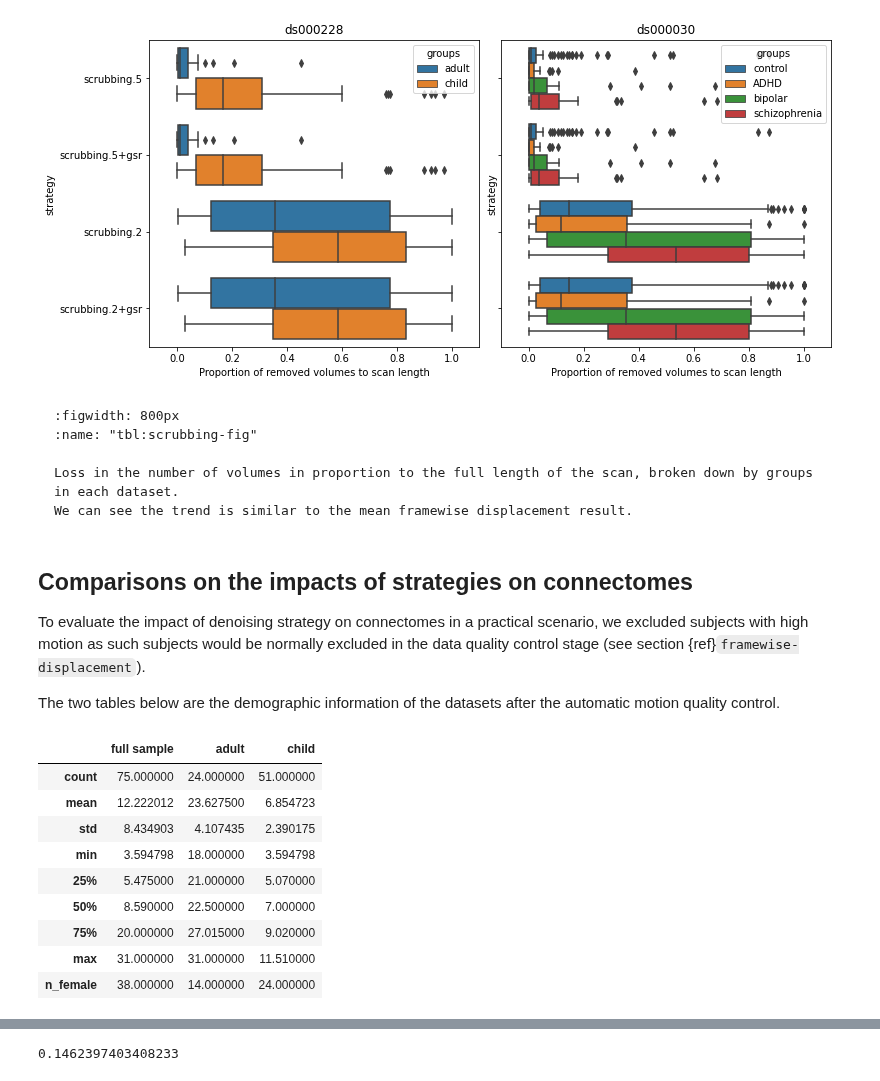
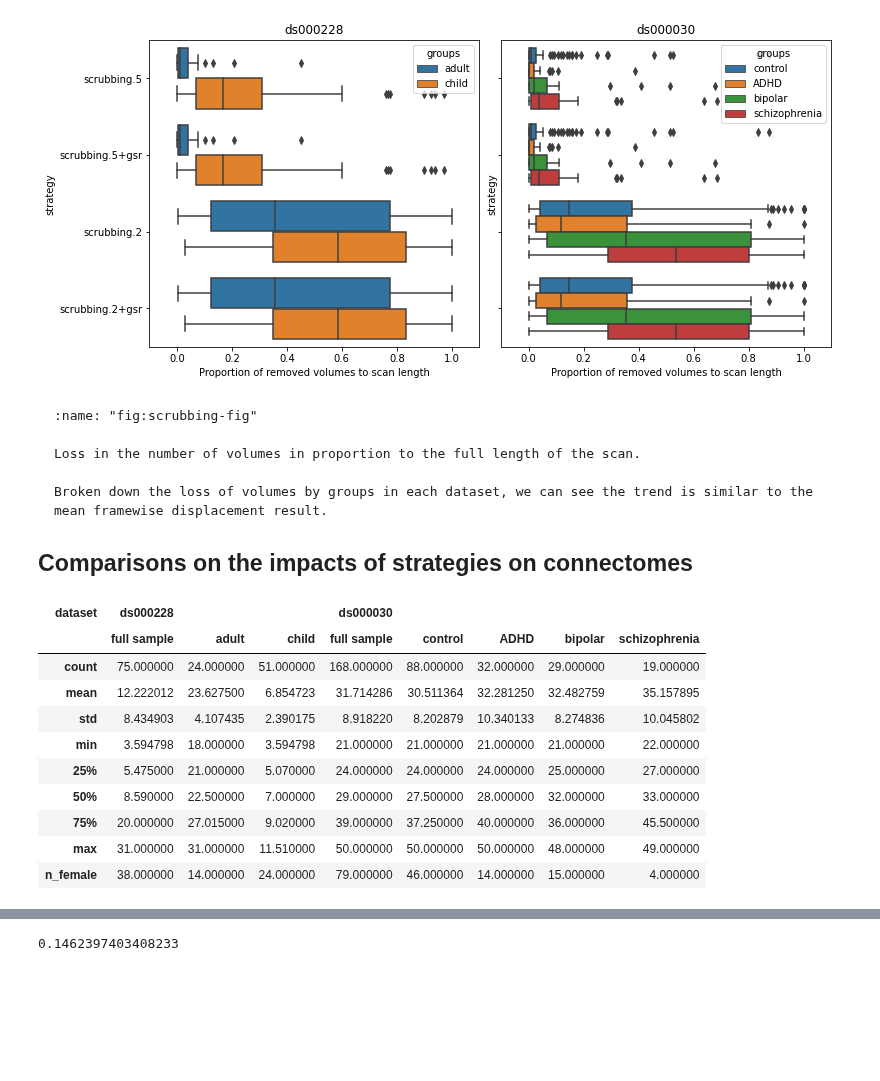
Before and after one commit to SIMEXP/fmriprep-denoise-benchmark, a Jupyter notebook: _sources/research_report/results.ipynb, the cells around one changed output, grey strips where cells are left out. Cells and saved outputs as stored; diff of their text form; code cells hidden in the pictures; blank space fills up the shorter version.

````diff
--- a/_sources/research_report/results.ipynb
+++ b/_sources/research_report/results.ipynb
@@ -197,39 +198,36 @@ glue(f'scrubbing-fig', fig, display=False)
 [figure]
 # %% [markdown]
 ```{glue:figure} scrubbing-fig
-:figwidth: 800px
-:name: "tbl:scrubbing-fig"
+:name: "fig:scrubbing-fig"
 
-Loss in the number of volumes in proportion to the full length of the scan, broken down by groups in each dataset.
-We can see the trend is similar to the mean framewise displacement result.
+Loss in the number of volumes in proportion to the full length of the scan.
 
+Broken down the loss of volumes by groups in each dataset, we can see the trend is similar to the mean framewise displacement result.
 ```
 
 ## Comparisons on the impacts of strategies on connectomes
 <!-- Please advice on the threshold here -->
 <!-- stringent -->
-To evaluate the impact of denoising strategy on connectomes in a practical scenario,
-we excluded subjects with high motion as such subjects would be normally excluded in the data quality control stage
-(see section {ref}`framewise-displacement`).
-
-The two tables below are the demographic information of the datasets after
-the automatic motion quality control.
 # %%
 from fmriprep_denoise.features.derivatives import get_qc_criteria
 
 stringent = get_qc_criteria('stringent')
-desc = tables.lazy_demographic('ds000228', path_root, **stringent)
+ds000228 = tables.lazy_demographic('ds000228', path_root, **stringent)
+ds000030 = tables.lazy_demographic('ds000030', path_root, **stringent)
+
+desc = pd.concat({'ds000228': ds000228, 'ds000030': ds000030}, axis=1, names=['dataset'])
 desc = desc.style.set_table_attributes('style="font-size: 12px"')
 
-glue('ds000228_scrubbed_desc', desc)
+glue('demographic_stringent', desc, display=False)
 # %% [output]
-|  | full sample | adult | child |
-| count | 75.000000 | 24.000000 | 51.000000 |
-| mean | 12.222012 | 23.627500 | 6.854723 |
-| std | 8.434903 | 4.107435 | 2.390175 |
-| min | 3.594798 | 18.000000 | 3.594798 |
-| 25% | 5.475000 | 21.000000 | 5.070000 |
-| 50% | 8.590000 | 22.500000 | 7.000000 |
-| 75% | 20.000000 | 27.015000 | 9.020000 |
-| max | 31.000000 | 31.000000 | 11.510000 |
-| n_female | 38.000000 | 14.000000 | 24.000000 |
+| dataset | ds000228 |  |  | ds000030 |  |  |  |  |
+|  | full sample | adult | child | full sample | control | ADHD | bipolar | schizophrenia |
+| count | 75.000000 | 24.000000 | 51.000000 | 168.000000 | 88.000000 | 32.000000 | 29.000000 | 19.000000 |
+| mean | 12.222012 | 23.627500 | 6.854723 | 31.714286 | 30.511364 | 32.281250 | 32.482759 | 35.157895 |
+| std | 8.434903 | 4.107435 | 2.390175 | 8.918220 | 8.202879 | 10.340133 | 8.274836 | 10.045802 |
+| min | 3.594798 | 18.000000 | 3.594798 | 21.000000 | 21.000000 | 21.000000 | 21.000000 | 22.000000 |
+| 25% | 5.475000 | 21.000000 | 5.070000 | 24.000000 | 24.000000 | 24.000000 | 25.000000 | 27.000000 |
+| 50% | 8.590000 | 22.500000 | 7.000000 | 29.000000 | 27.500000 | 28.000000 | 32.000000 | 33.000000 |
+| 75% | 20.000000 | 27.015000 | 9.020000 | 39.000000 | 37.250000 | 40.000000 | 36.000000 | 45.500000 |
+| max | 31.000000 | 31.000000 | 11.510000 | 50.000000 | 50.000000 | 50.000000 | 48.000000 | 49.000000 |
+| n_female | 38.000000 | 14.000000 | 24.000000 | 79.000000 | 46.000000 | 14.000000 | 15.000000 | 4.000000 |
````
Also changed, not shown: parts of 21 cells of this notebook, 42 other files.
